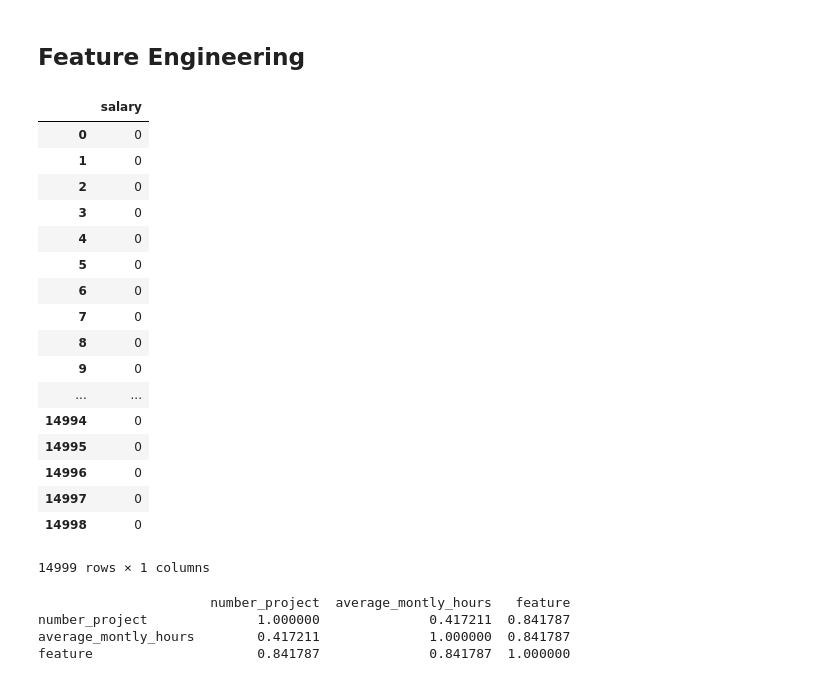
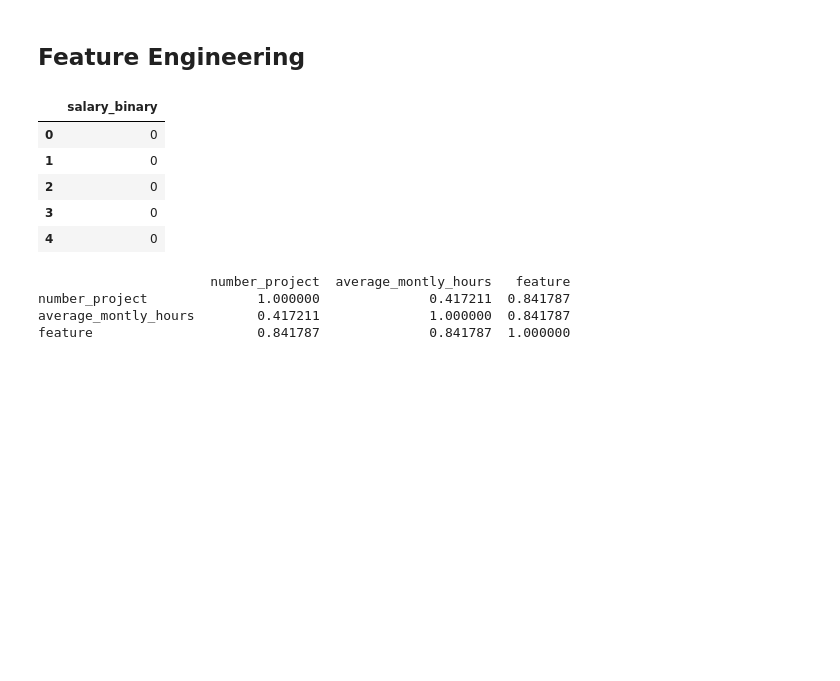
Before and after one commit to medytative/thinkful_course, a Jupyter notebook: Feature+Engineering__Predicting+Employee+Churn.ipynb, the cells around one changed output. Cells and saved outputs as stored; diff of their text form; code cells hidden in the pictures; blank space fills up the shorter version.

```diff
--- a/Feature+Engineering__Predicting+Employee+Churn.ipynb
+++ b/Feature+Engineering__Predicting+Employee+Churn.ipynb
@@ -8,7 +8,7 @@ import sklearn
 import matplotlib.pyplot as plt
 import seaborn as sns
 # %%
-df = pd.read_csv('/Users/Albert/Desktop/Thinkful_Drills/CSVs/Supervised Learning/HR_data_set.csv')
+df = pd.read_csv('https://raw.githubusercontent.com/medytative/data/master/HR_data_set.csv')
 df.rename(columns={'sales':'role'}, inplace=True)
 
 df.head()
@@ -680,33 +657,22 @@ Text(0.5,1,'Low or Medium Salary Levels')
 # %%
 # Creating data frame to hold our features
 
 features = pd.DataFrame(df.salary)
 
 
 # Coding salary as a binary, ordinal variable because there is a distinct difference
 # in outcomes between high and low/medium salaries
 
-features['salary'] = np.where((df['salary']=='high'), 1, 0)
-features
+features['salary_binary'] = np.where((df['salary']=='high'), 1, 0)
+del features['salary']
+features.head()
 # %% [output]
-|  | salary |
+|  | salary_binary |
 | 0 | 0 |
 | 1 | 0 |
 | 2 | 0 |
 | 3 | 0 |
 | 4 | 0 |
-| 5 | 0 |
-| 6 | 0 |
-| 7 | 0 |
-| 8 | 0 |
-| 9 | 0 |
-| ... | ... |
-| 14994 | 0 |
-| 14995 | 0 |
-| 14996 | 0 |
-| 14997 | 0 |
-| 14998 | 0 |
-14999 rows × 1 columns
 # %%
 # Combining 2 highly correlated continuous variables
 
```
Also changed, not shown: parts of 37 cells of this notebook.
